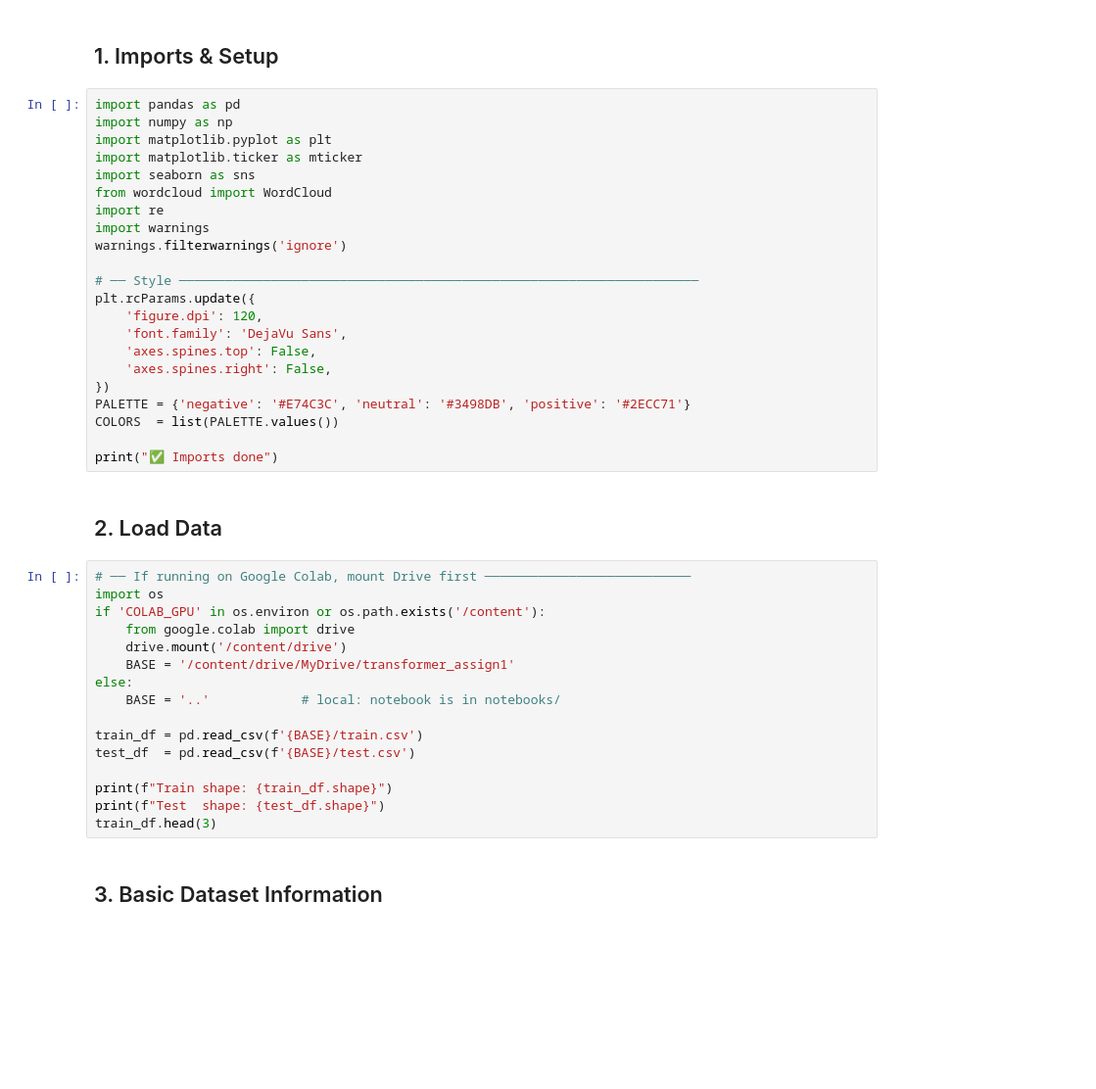
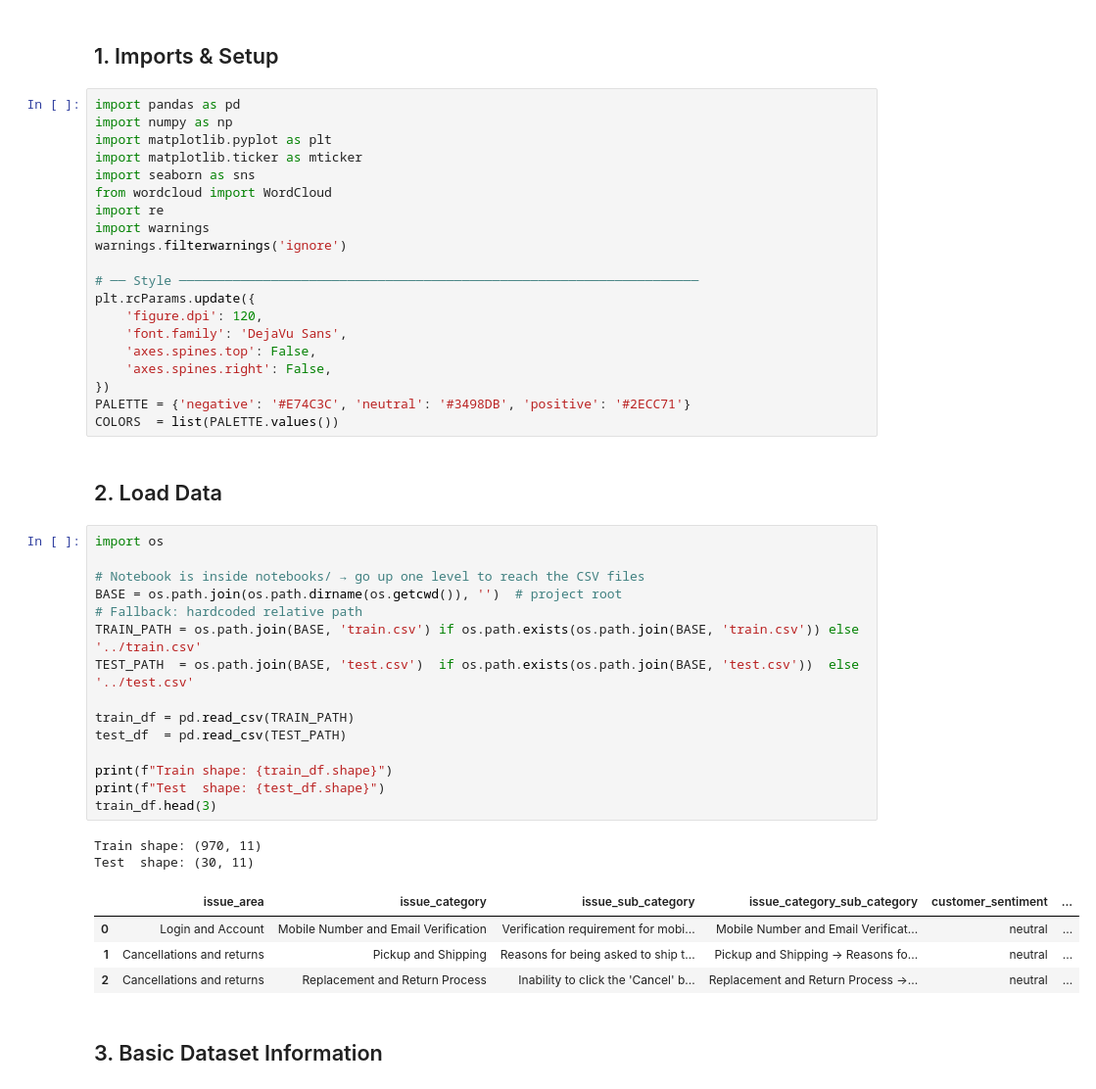
Before and after one commit to yesimkocoglu/sentiment-classification, a Jupyter notebook: notebooks/01_eda.ipynb, the cells around one changed output. Shown at 98% size. Drawn from its saved outputs; the diff is of its cells as text; blank space fills up the shorter version.

```diff
--- a/notebooks/01_eda.ipynb
+++ b/notebooks/01_eda.ipynb
@@ -29,26 +29,30 @@ plt.rcParams.update({
 })
 PALETTE = {'negative': '#E74C3C', 'neutral': '#3498DB', 'positive': '#2ECC71'}
 COLORS  = list(PALETTE.values())
-
-print("✅ Imports done")
 # %% [markdown]
 ## 2. Load Data
-# %%
-# ── If running on Google Colab, mount Drive first ───────────────────────────
-import os
-if 'COLAB_GPU' in os.environ or os.path.exists('/content'):
-    from google.colab import drive
-    drive.mount('/content/drive')
-    BASE = '/content/drive/MyDrive/transformer_assign1'
-else:
-    BASE = '..'            # local: notebook is in notebooks/
-
-train_df = pd.read_csv(f'{BASE}/train.csv')
-test_df  = pd.read_csv(f'{BASE}/test.csv')
-
-print(f"Train shape: {train_df.shape}")
-print(f"Test  shape: {test_df.shape}")
-train_df.head(3)
+# %%
+import os
+
+# Notebook is inside notebooks/ → go up one level to reach the CSV files
+BASE = os.path.join(os.path.dirname(os.getcwd()), '')  # project root
+# Fallback: hardcoded relative path
+TRAIN_PATH = os.path.join(BASE, 'train.csv') if os.path.exists(os.path.join(BASE, 'train.csv')) else '../train.csv'
+TEST_PATH  = os.path.join(BASE, 'test.csv')  if os.path.exists(os.path.join(BASE, 'test.csv'))  else '../test.csv'
+
+train_df = pd.read_csv(TRAIN_PATH)
+test_df  = pd.read_csv(TEST_PATH)
+
+print(f"Train shape: {train_df.shape}")
+print(f"Test  shape: {test_df.shape}")
+train_df.head(3)
+# %% [output]
+Train shape: (970, 11)
+Test  shape: (30, 11)
+|  | issue_area | issue_category | issue_sub_category | issue_category_sub_category | customer_sentiment | ... |
+| 0 | Login and Account | Mobile Number and Email Verification | Verification requirement for mobi... | Mobile Number and Email Verificat... | neutral | ... |
+| 1 | Cancellations and returns | Pickup and Shipping | Reasons for being asked to ship t... | Pickup and Shipping -> Reasons fo... | neutral | ... |
+| 2 | Cancellations and returns | Replacement and Return Process | Inability to click the 'Cancel' b... | Replacement and Return Process ->... | neutral | ... |
 # %% [markdown]
 ## 3. Basic Dataset Information
 # %%
```
Also changed, not shown: parts of 19 cells of this notebook, 9 other files.
